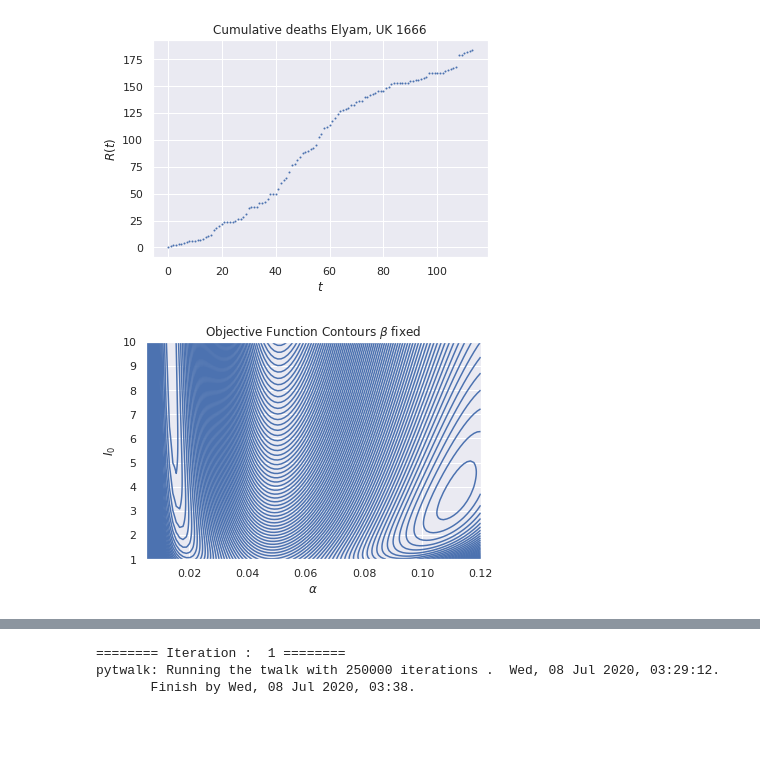
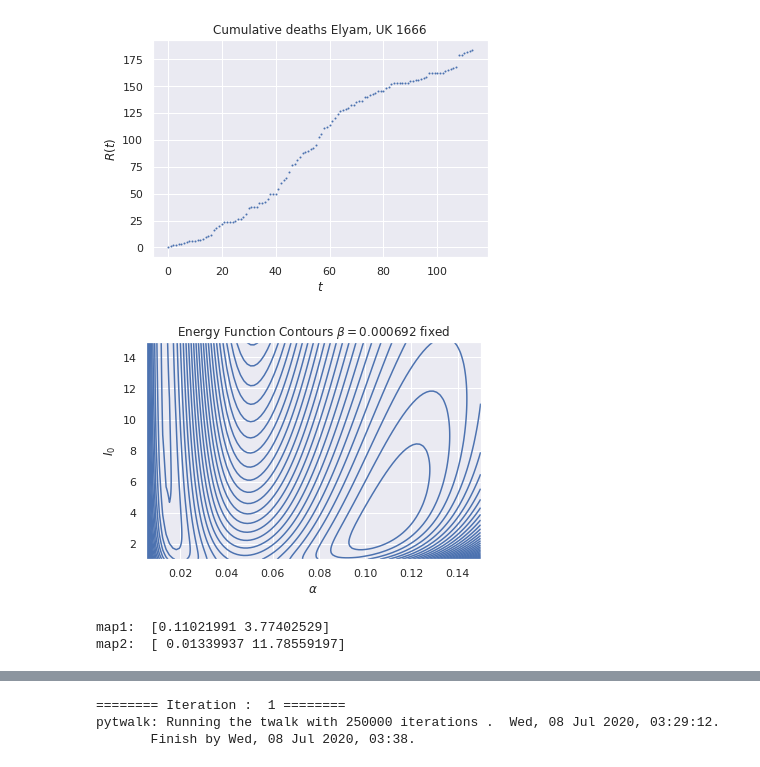
Before and after one commit to jear2412/BUQ-ODEsMCMC, a Jupyter notebook: BlackPlague-SIR-BiAnalysis.ipynb, the cells around one changed output, grey strips where cells are left out. Drawn from its saved outputs; the diff is of its cells as text; code cells hidden in the pictures; blank space fills up the shorter version.

```diff
--- a/BlackPlague-SIR-BiAnalysis.ipynb
+++ b/BlackPlague-SIR-BiAnalysis.ipynb
@@ -105,7 +105,7 @@ tbeta=0.000692 #twalk
 mcbeta= 0.000685 #emcee
 # %%
 
-
+#beta is fixed!!!
 
 def logprior( Theta):
     alpha=Theta[0]
@@ -123,7 +123,7 @@ def logL(Theta):
     I0=Theta[1]
     n=len(y)
     X0=np.array( [N-I0, I0, 0] )
-    Xt = odeint( SIR, X0, ts, args=(alpha,beta,I0,))
+    Xt = odeint( SIR, X0, ts, args=(alpha,I0,))
     St=Xt[:,0]
     St[St<0]=0
     It= Xt[:,1]
@@ -145,7 +145,7 @@ def lpost(Theta): #energy function
          return np.inf
 
 
-def bifpoints(f, args, theta, lb, upb, m=100):
+def bifpoints(f, lb, upb, m=100):
 
     '''
       Function to plot a bivariate posterior
@@ -188,11 +186,22 @@ beta=0.0009
+# %%
+beta=tbeta
+xx,yy,Z= bifpoints(f= lpost, lb=np.array([ 0.010/2, 1 ])  , upb= np.array([ .15 , 15  ])  , m=100 )
 # %%
-
-xx,yy,Z= bifpoints(f= lpost,args=1, lb=np.array([ 0.010/2, 1 ])  , upb= np.array([ .120 , 10  ])  , m=100 )
-
-plt.contour( xx, yy, Z, 100, colors='b' )
+plt.contour( xx, yy, Z, 30, colors='b' )
 plt.xlabel( r'$\alpha$')
 plt.ylabel( r'$I_0$' )
-plt.title( r'Objective Function Contours '+r'$\beta$'+' fixed' )
+plt.title( r'Energy Function Contours '+r'$\beta=$'+str(beta)+' fixed' )
 plt.show()
 # %% [output]
-[figure, old version]
+[figure, new version]
+# %%
+from scipy import optimize
+
+#two maps
+map1=optimize.minimize( lpost ,  np.array([ 0.11, 4])  ,method='bfgs', tol=1e-5)
+print('map1: ', map1['x'])
+map2=optimize.minimize( lpost ,  np.array([ 0.01, 7.5])  ,method='bfgs', tol=1e-5)
+print('map2: ', map2['x'])
+# %% [output]
+map1:  [0.11021991 3.77402529]
+map2:  [ 0.01339937 11.78559197]
```
Also changed, not shown: parts of 10 cells of this notebook.
